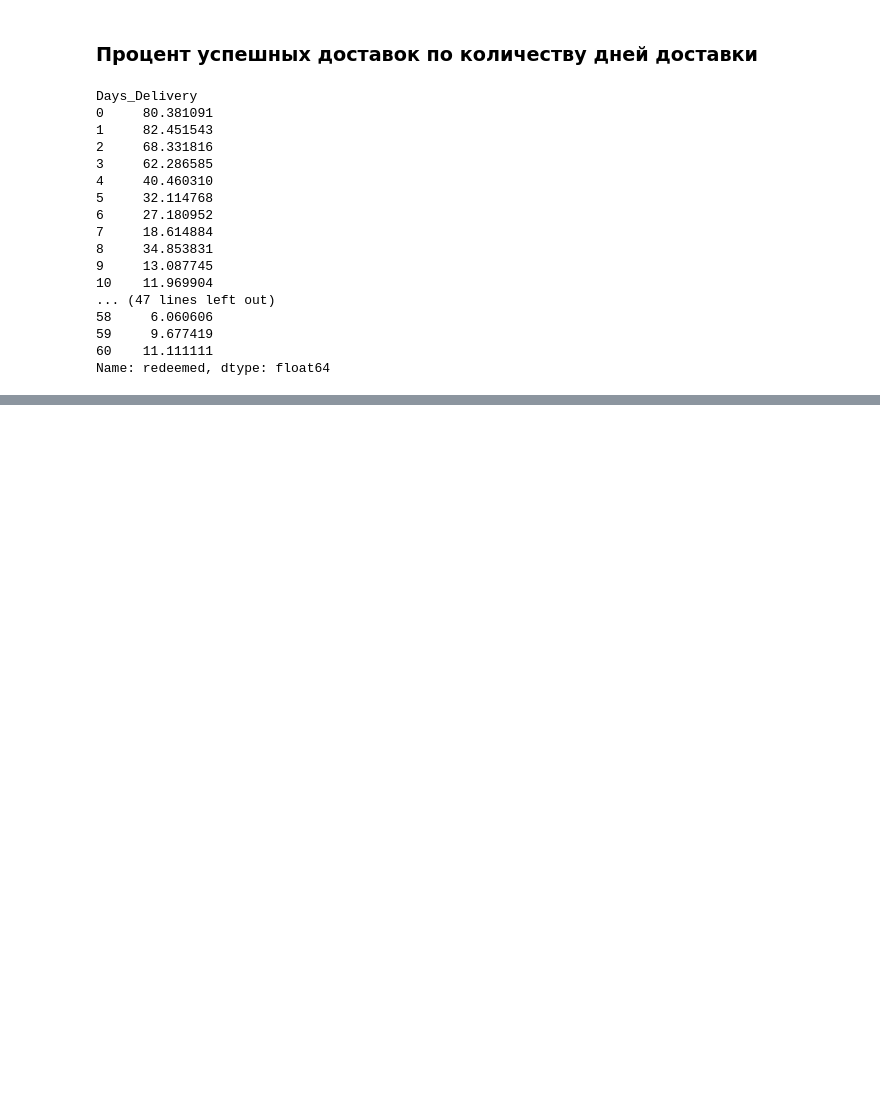
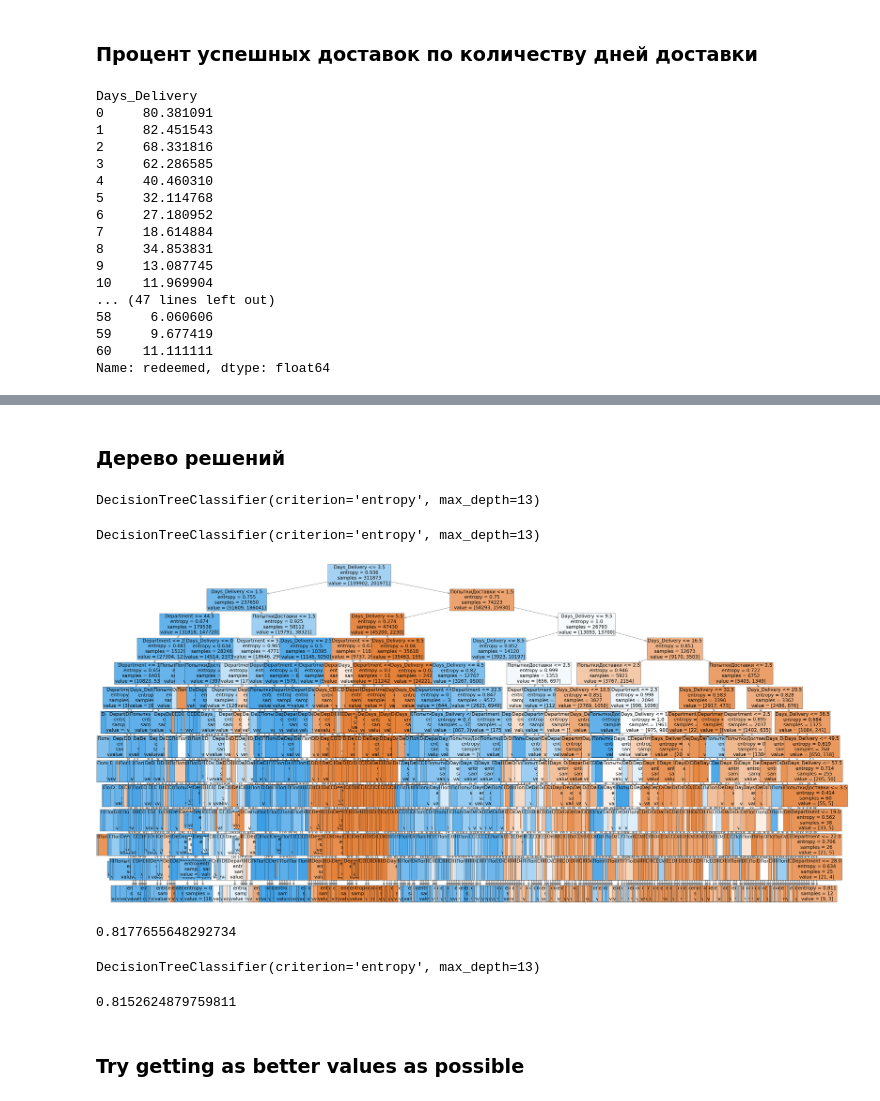
Before and after one commit to NovPas/percent_of_delivery, a Jupyter notebook: Delivery prediction.ipynb, the cells around one changed output, grey strips where cells are left out. Cells and saved outputs as stored; diff of their text form; code cells hidden in the pictures; blank space fills up the shorter version.

Commit message:
decision trees

```diff
--- a/Delivery prediction.ipynb
+++ b/Delivery prediction.ipynb
@@ -37,6 +43,13 @@ df = df[df['ДатаЗаказа'] < (df.ДатаЗаказа.max() - pd.DateOff
 # leave only delivered less than 60 days and less 7 trying
 df = df[(df['Days_Delivery'] <= 60) & (df['ПопыткиДоставки'] <= 7)]
 
+# Covert departments to codes
+# df['Department'] = df['Подразделение'].astype('category').cat.codes
+df['Department'] = LabelEncoder().fit_transform(df['Подразделение'])
+
 # add redeemed
 df['redeemed'] = df.Статус == 'Выкуплен'
+
+# del document number
+# df = df.drop(columns=['Номер'])
 # %% [output]
@@ -61,3 +74,5 @@ df
+# %%
+df['LabelEncoderDepartment'] = LabelEncoder().fit_transform(df['Подразделение'])
 # %% [markdown]
 ### Процент успешных доставок по количеству попыток доставки
 # %%
@@ -128,0 +125,23 @@ _ = tree.plot_tree(clf, filled=True)
+# %% [markdown]
+### Дерево решений
+# %%
+clf = tree.DecisionTreeClassifier(criterion='entropy', max_depth=13)
+clf
+# %% [output]
+DecisionTreeClassifier(criterion='entropy', max_depth=13)
+# %%
+X = df[['ПопыткиДоставки', 'Days_Delivery', 'Department']]
+y = df.redeemed
+# %%
+clf.fit(X, y)
+# %% [output]
+DecisionTreeClassifier(criterion='entropy', max_depth=13)
+# %%
+plt.figure(figsize=(80, 40),dpi=80)
+p = tree.plot_tree(clf, fontsize=30,filled=True,feature_names=list(X))
+# %% [output]
+[figure, added]
+# %%
+clf.score(X, y)
+# %% [output]
+0.8177655648292734
@@ -128,0 +150,10 @@ _ = tree.plot_tree(clf, filled=True)
+# %%
+clf.fit(X_train, y_train)
+# %% [output]
+DecisionTreeClassifier(criterion='entropy', max_depth=13)
+# %%
+clf.score(X_test, y_test)
+# %% [output]
+0.8152624879759811
+# %% [markdown]
+### Try getting as better values as possible
```
Also changed, not shown: parts of 35 cells of this notebook.
